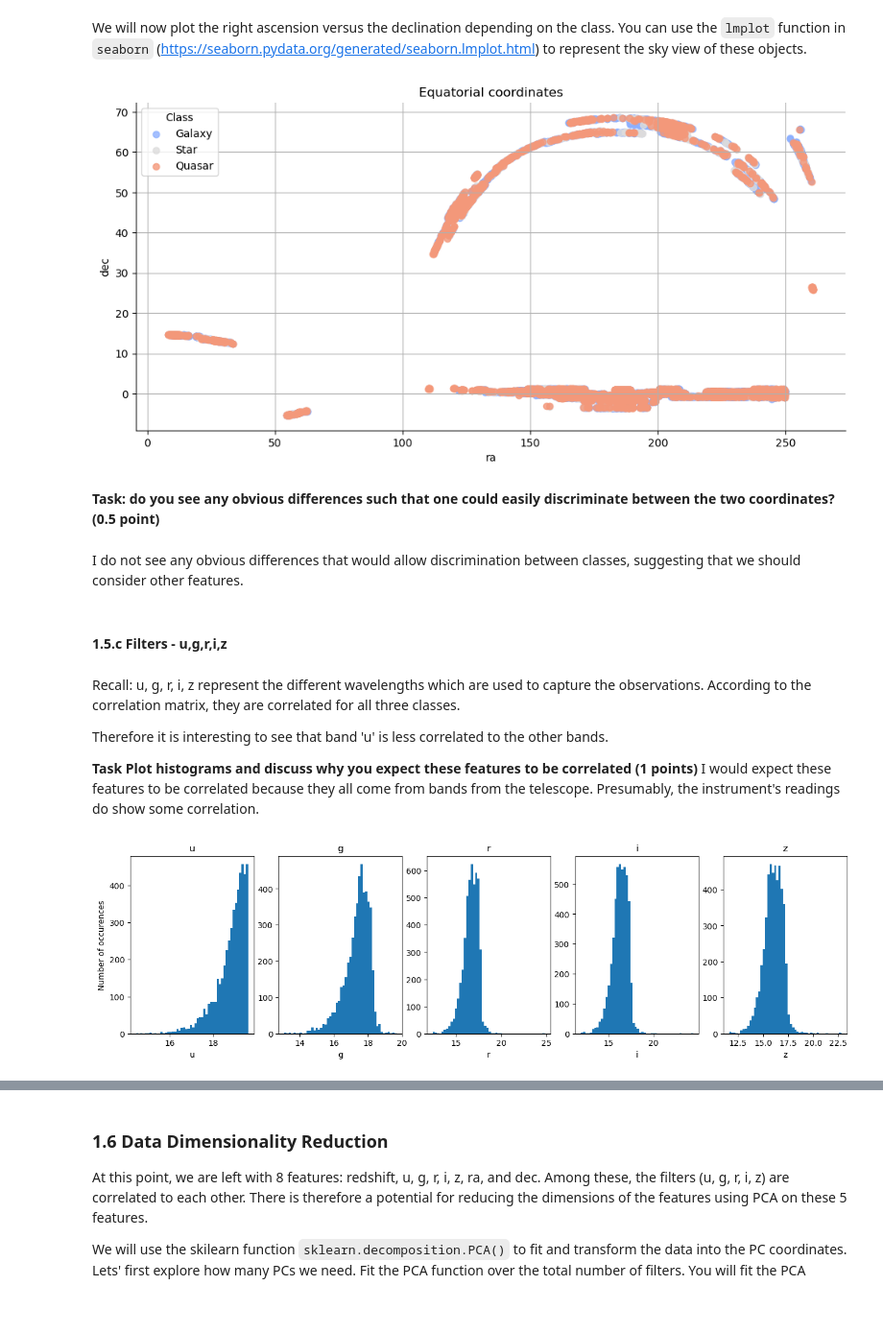
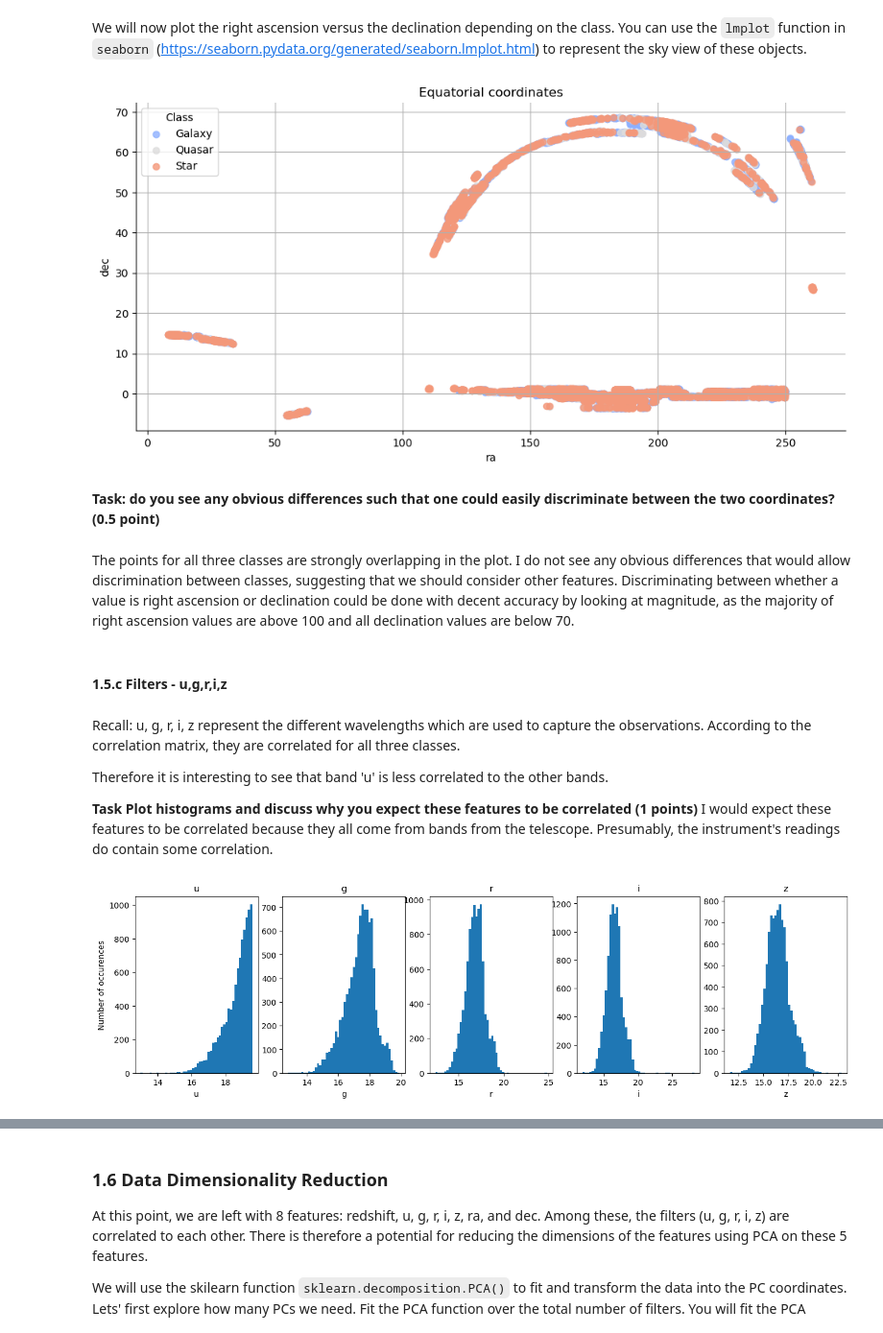
Before and after one commit to UW-ESS-DS/MLGEO2022_AERP, a Jupyter notebook: homework/homework7.ipynb, the cells around one changed output, grey strips where cells are left out. Shown at 96% size. Saved outputs shown, nothing was run; the diff lists cells and outputs as text; code cells hidden in the pictures; blank space fills up the shorter version.

```diff
--- a/homework/homework7.ipynb
+++ b/homework/homework7.ipynb
@@ -282,15 +305,15 @@ axes[2].set_ylabel("Number of occurences");
 We will now plot the right ascension versus the declination depending on the class. You can use the ``lmplot`` function in ``seaborn`` (https://seaborn.pydata.org/generated/seaborn.lmplot.html) to represent the sky view of these objects.
 # %%
 sns.lmplot(x='ra', y='dec', data=data, hue='class', fit_reg=False, palette='coolwarm', aspect=2,legend=False)
-plt.legend(title='Class', loc='upper left', labels=['Galaxy', 'Star','Quasar'])
+plt.legend(title='Class', loc='upper left', labels=['Galaxy', 'Quasar','Star'])
 plt.grid(True)
 plt.title('Equatorial coordinates');
 # %% [output]
-[figure, old version]
+[figure, new version]
 # %% [markdown]
 **Task: do you see any obvious differences such that one could easily discriminate between the two coordinates? (0.5 point)**
-# %% [markdown]
-I do not see any obvious differences that would allow discrimination between classes, suggesting that we should consider other features.
+# %% [markdown]
+The points for all three classes are strongly overlapping in the plot. I do not see any obvious differences that would allow discrimination between classes, suggesting that we should consider other features. Discriminating between whether a value is right ascension or declination could be done with decent accuracy by looking at magnitude, as the majority of right ascension values are above 100 and all declination values are below 70.
 # %% [markdown]
 #### 1.5.c Filters - u,g,r,i,z
 # %% [markdown]
@@ -299,20 +322,20 @@ Recall: u, g, r, i, z represent the different wavelengths which are used to capt
 Therefore it is interesting to see that band 'u' is less correlated to the other bands.
 
 **Task Plot histograms and discuss why you expect these features to be correlated (1 points)**
-I would expect these features to be correlated because they all come from bands from the telescope. Presumably, the instrument's readings do show some correlation.
+I would expect these features to be correlated because they all come from bands from the telescope. Presumably, the instrument's readings do contain some correlation.
 # %%
 # Plot of histograms
 import warnings
 warnings.filterwarnings('ignore')
 values=["u", "g", "r", "i", "z"]
 fig, axes = plt.subplots(nrows=1, ncols=5,figsize=(16, 4))
 for i in np.arange(0, 5):
-    axes[i].hist(dataG[values[i]], 50);
+    axes[i].hist(data[values[i]], 50);
     axes[i].set_title(values[i]);
     axes[i].set_xlabel(values[i]);
 axes[0].set_ylabel("Number of occurences");
 # %% [output]
-[figure, old version]
+[figure, new version]
 # %% [markdown]
 <!-- Anwer: -->
 # %% [markdown]
```
Also changed, not shown: parts of 30 cells of this notebook.
